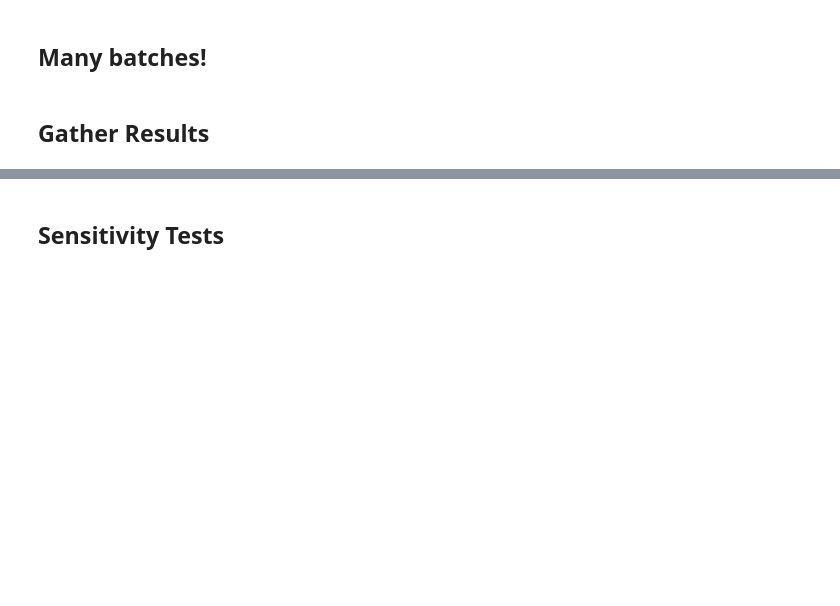
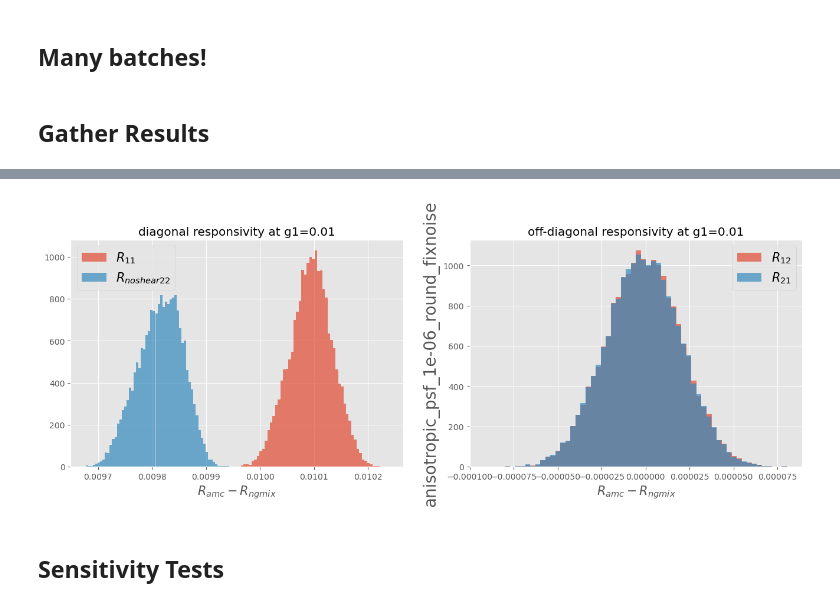
Before and after one commit to andrevitorelli/autometacal, a Jupyter notebook: notebooks/psf_metacal_finitediff_moments_no_shape_noise.ipynb, the cells around one changed output, grey strips where cells are left out. Cells and saved outputs as stored; diff of their text form; code cells hidden in the pictures; blank space fills up the shorter version.

```diff
--- a/notebooks/psf_metacal_finitediff_moments_no_shape_noise.ipynb
+++ b/notebooks/psf_metacal_finitediff_moments_no_shape_noise.ipynb
@@ -684,16 +706,18 @@ savefig(f'{results_folder}/Rpsf_{settings_name}.jpg',bbox_inches='tight')
 # %%
 figure(figsize=(16,5))
 subplot(121)
 hist((R_amc - R_ngmix)[:,0,0].numpy().flatten(),alpha=0.7,bins=60, label='$R_{11}$');
 hist((R_amc - R_ngmix)[:,1,1].numpy().flatten(),alpha=0.7,bins=60, label='$R_{noshear22}$');
 legend(fontsize=15)
 xlabel('$R_{amc} - R_{ngmix}$',fontsize=15)
 title(f'diagonal responsivity at g1={shear}')
 subplot(122)
 ylabel(settings_name,fontsize=20)
 hist((R_amc - R_ngmix)[:,0,1].numpy().flatten(),alpha=0.7,bins=60, label='$R_{12}$');
 hist((R_amc - R_ngmix)[:,1,0].numpy().flatten(),alpha=0.7,bins=60, label='$R_{21}$');
 legend(fontsize=15)
 xlabel('$R_{amc} - R_{ngmix}$',fontsize=15)
 title(f'off-diagonal responsivity at g1={shear}')
-savefig(f'{results_folder}/R_{settings_name}.jpg',bbox_inches='tight')
+savefig(f'R_{settings_name}.jpg',bbox_inches='tight')
+# %% [output]
+[figure, added]
```
Also changed, not shown: parts of 25 cells of this notebook, 5 other files.
